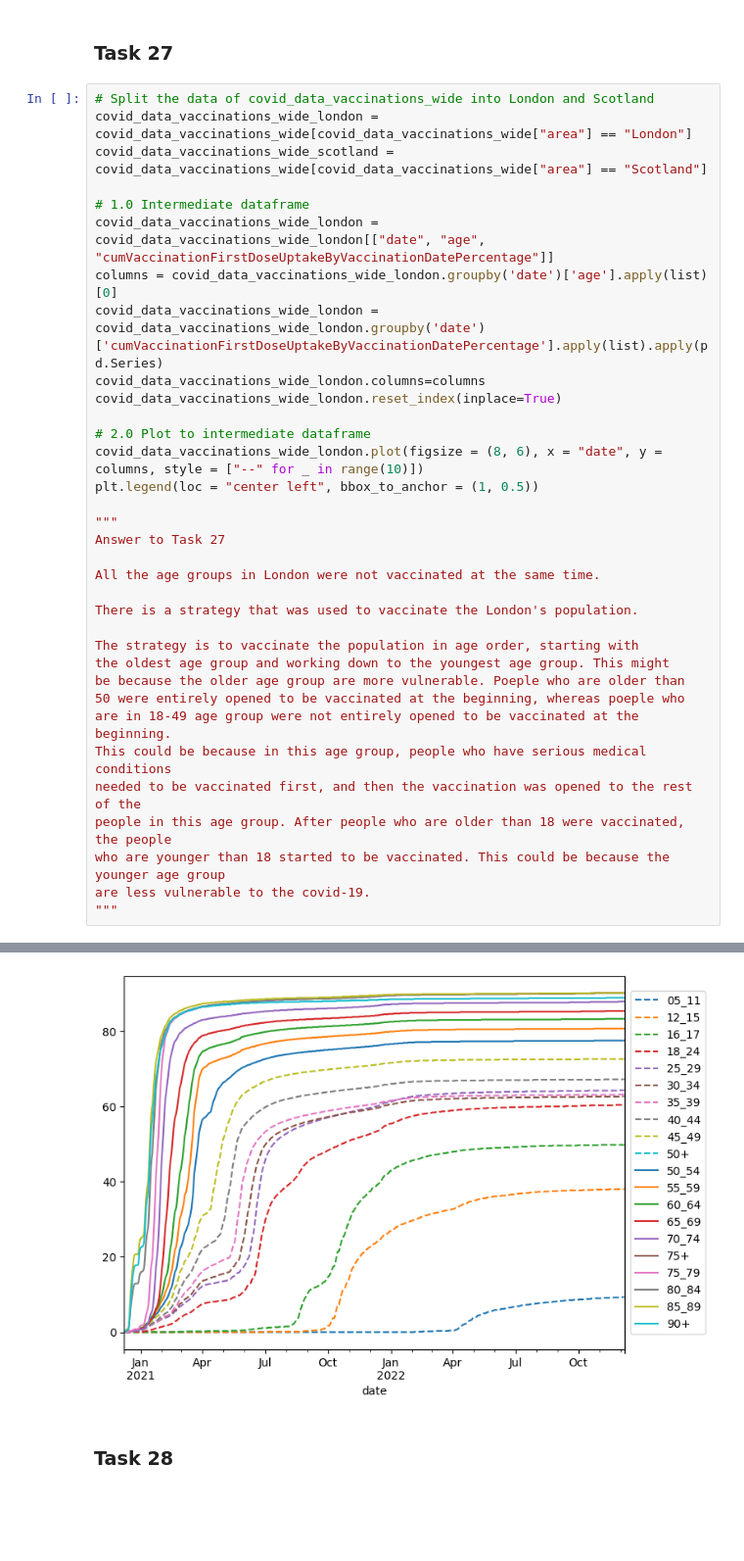
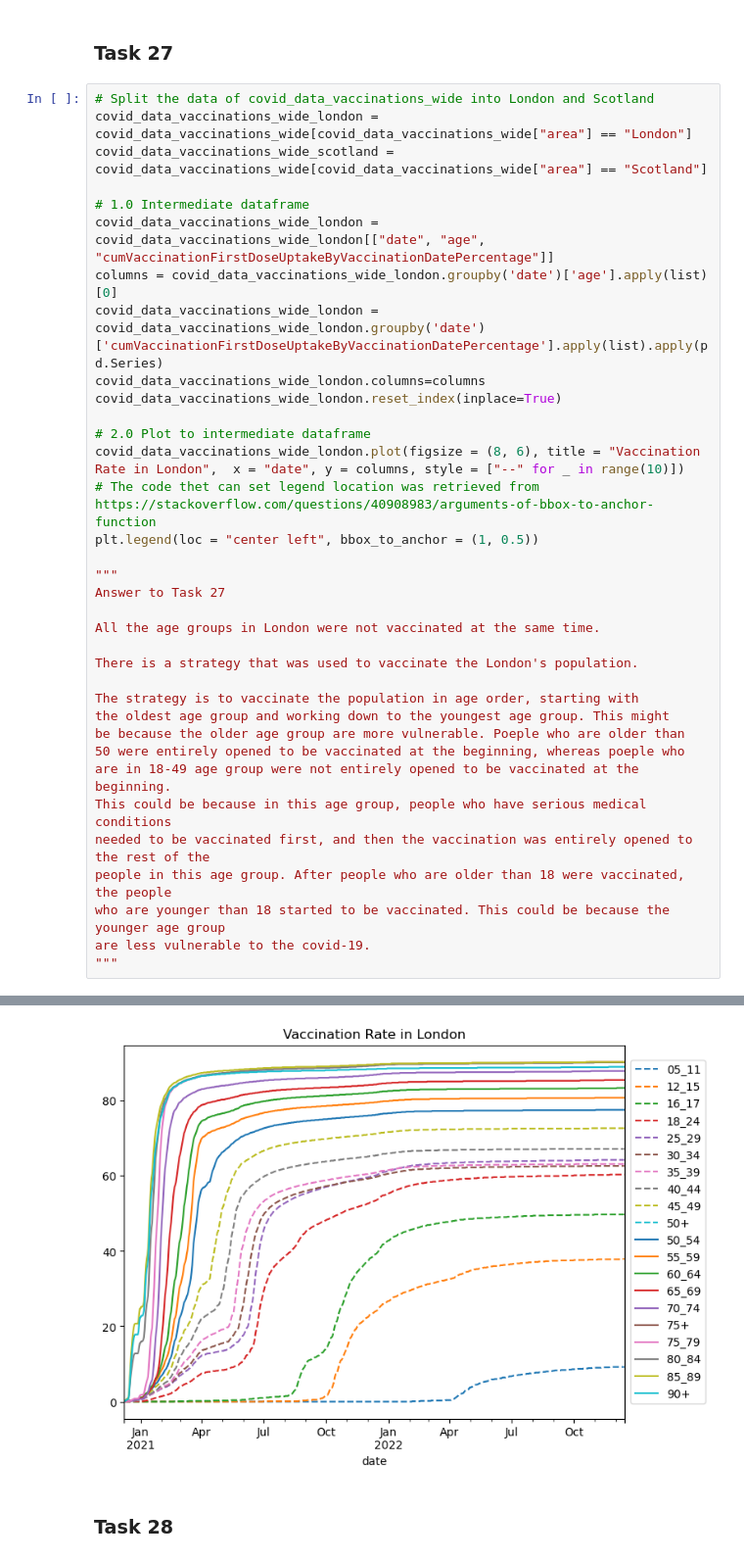
Before and after one commit to congrendai/CW2_for_computer_programing, a Jupyter notebook: CW2_A1.ipynb, the cells around one changed output, grey strips where cells are left out. Shown at 98% size. Drawn from its saved outputs; the diff is of its cells as text; blank space fills up the shorter version.

```diff
--- a/CW2_A1.ipynb
+++ b/CW2_A1.ipynb
@@ -562,36 +563,37 @@ covid_data_vaccinations_wide_scotland = covid_data_vaccinations_wide[covid_data_
 
 # 1.0 Intermediate dataframe
 covid_data_vaccinations_wide_london = covid_data_vaccinations_wide_london[["date", "age", "cumVaccinationFirstDoseUptakeByVaccinationDatePercentage"]]
 columns = covid_data_vaccinations_wide_london.groupby('date')['age'].apply(list)[0]
 covid_data_vaccinations_wide_london = covid_data_vaccinations_wide_london.groupby('date')['cumVaccinationFirstDoseUptakeByVaccinationDatePercentage'].apply(list).apply(pd.Series)
 covid_data_vaccinations_wide_london.columns=columns
 covid_data_vaccinations_wide_london.reset_index(inplace=True)
 
 # 2.0 Plot to intermediate dataframe
-covid_data_vaccinations_wide_london.plot(figsize = (8, 6), x = "date", y = columns, style = ["--" for _ in range(10)])
+covid_data_vaccinations_wide_london.plot(figsize = (8, 6), title = "Vaccination Rate in London",  x = "date", y = columns, style = ["--" for _ in range(10)])
+# The code thet can set legend location was retrieved from https://stackoverflow.com/questions/40908983/arguments-of-bbox-to-anchor-function
 plt.legend(loc = "center left", bbox_to_anchor = (1, 0.5))
 
 """
 Answer to Task 27
 
 All the age groups in London were not vaccinated at the same time.
 
 There is a strategy that was used to vaccinate the London's population.
 
 The strategy is to vaccinate the population in age order, starting with
 the oldest age group and working down to the youngest age group. This might
 be because the older age group are more vulnerable. Poeple who are older than
 50 were entirely opened to be vaccinated at the beginning, whereas poeple who
 are in 18-49 age group were not entirely opened to be vaccinated at the beginning.
 This could be because in this age group, people who have serious medical conditions
-needed to be vaccinated first, and then the vaccination was opened to the rest of the
+needed to be vaccinated first, and then the vaccination was entirely opened to the rest of the
 people in this age group. After people who are older than 18 were vaccinated, the people
 who are younger than 18 started to be vaccinated. This could be because the younger age group
 are less vulnerable to the covid-19.
 """
 # %% [output]
 "\nAnswer to Task 27\n\nAll the age groups in London were not vaccinated at the same time.\n\nThere is a strategy that was used to vaccinate the London's population.\n\nThe strategy is to vaccinate th ...
-[figure, old version]
+[figure, new version]
 # %% [markdown]
 ### Task 28
 # %%
```
Also changed, not shown: parts of 15 cells of this notebook, 2 other files.
